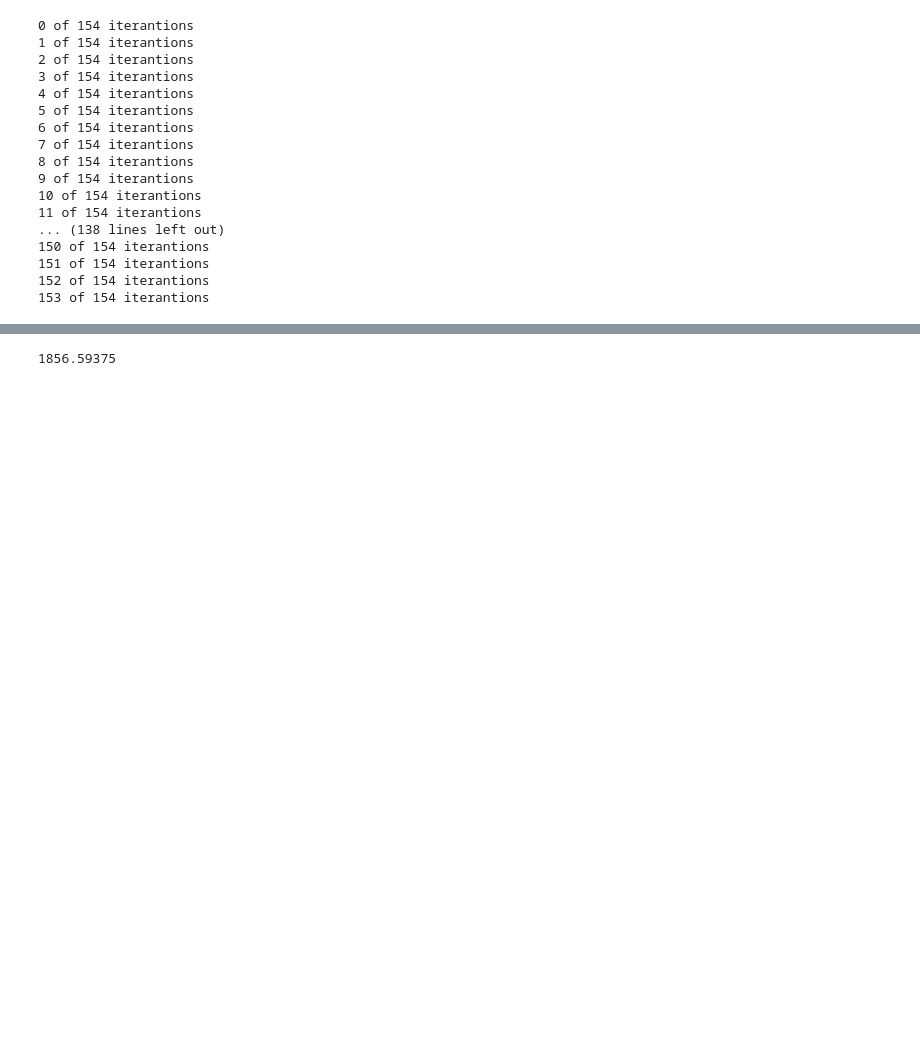
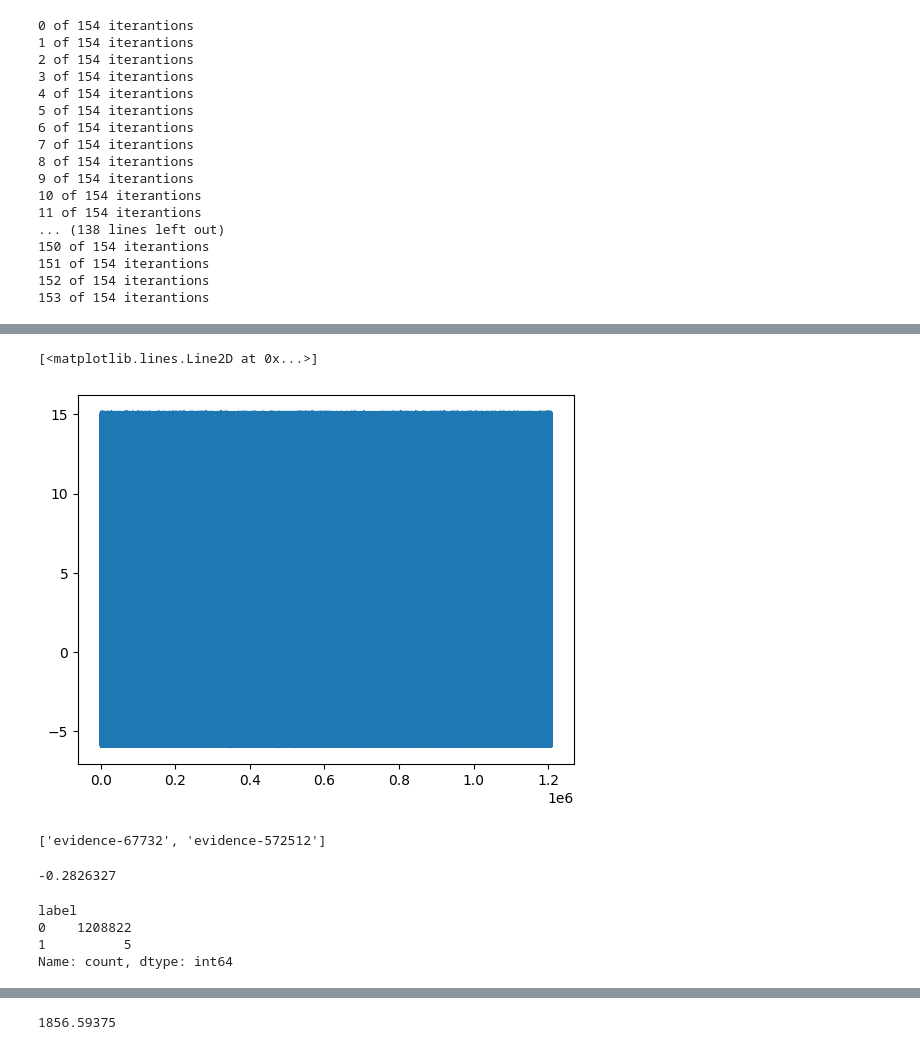
Before and after one commit to Guticar94/COMP90042-NLP-Project-Sentence-Similarity, a Jupyter notebook: Models/Similarity.ipynb, the cells around one changed output, grey strips where cells are left out. Cells and saved outputs as stored; diff of their text form; code cells hidden in the pictures; blank space fills up the shorter version.

```diff
--- a/Models/Similarity.ipynb
+++ b/Models/Similarity.ipynb
@@ -67,0 +64,27 @@ dv_sim
+# %%
+from sklearn.decomposition import PCA
+
+pca = PCA(random_state=0, n_components=2)
+comp = pca.fit_transform(df.set_index('id'))
+# %%
+plt.plot(comp.T[0])
+# %% [output]
+[<matplotlib.lines.Line2D at 0x...>]
+[figure, added]
+# %%
+df_dev.loc['claim-752','evidences']
+# %% [output]
+['evidence-67732', 'evidence-572512']
+# %%
+df.set_index('id').loc['evidence-572512','claim-752']
+# %% [output]
+-0.2826327
+# %%
+df['label'] = 0
+df.loc[df['id'].isin(df_dev.iloc[1]['evidences']),'label'] = 1
+df['label'].value_counts()
+# %% [output]
+label
+0    1208822
+1          5
+Name: count, dtype: int64
```
Also changed, not shown: parts of 10 cells of this notebook, 1 other file.
